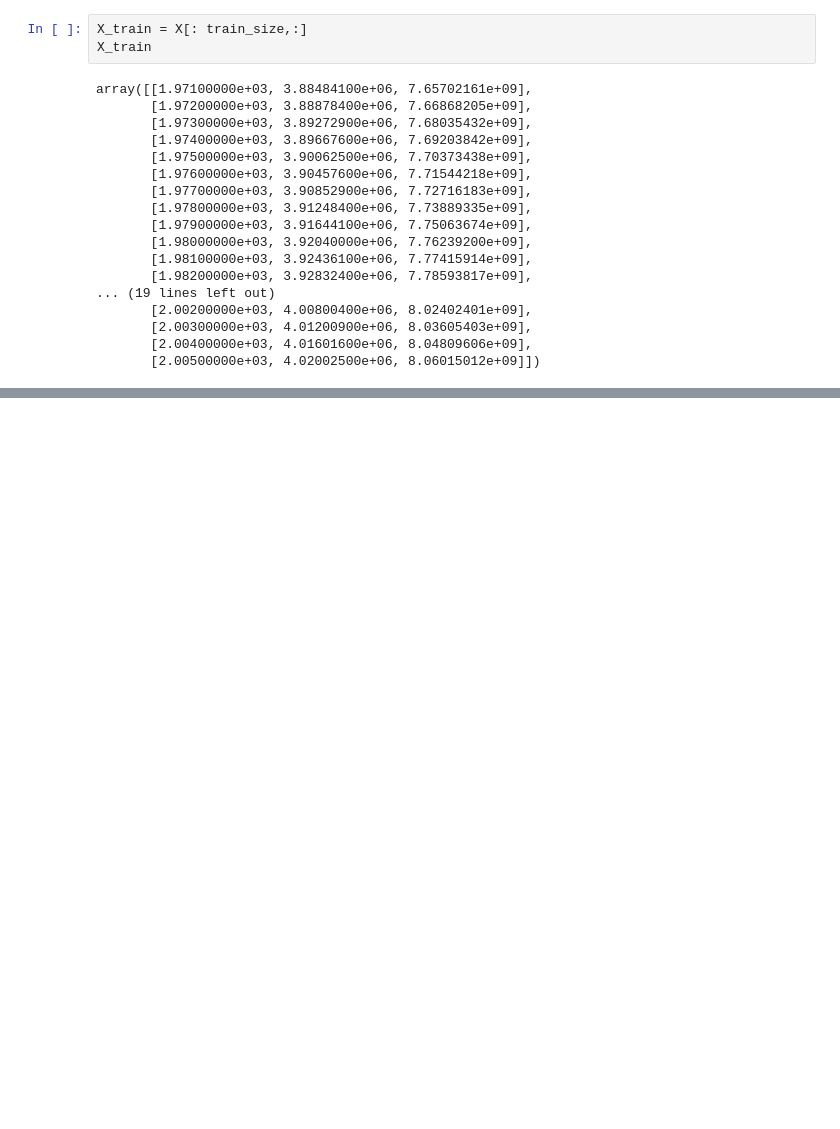
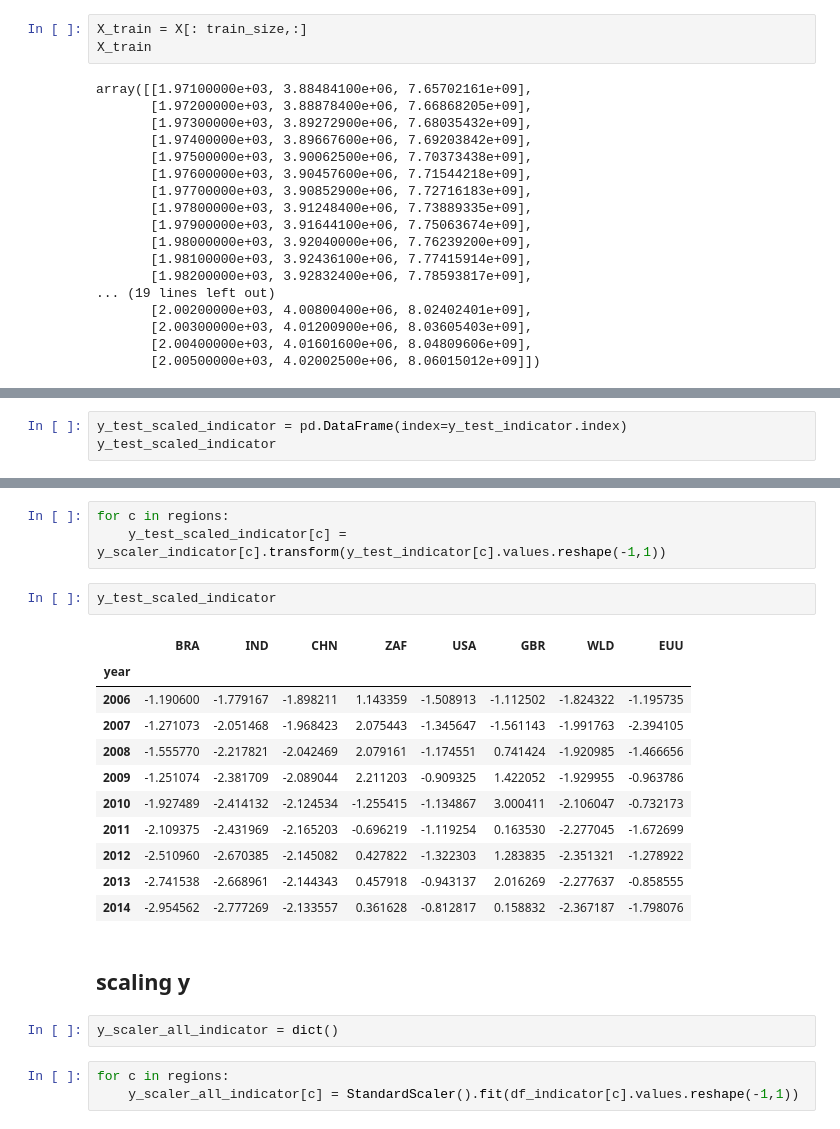
Before and after one commit to sandyherho/time_series_learning, a Jupyter notebook: deepCO2/co2_emission_forecast.ipynb, the cells around one changed output, grey strips where cells are left out. Saved outputs shown, nothing was run; the diff lists cells and outputs as text; blank space fills up the shorter version.

```diff
--- a/deepCO2/co2_emission_forecast.ipynb
+++ b/deepCO2/co2_emission_forecast.ipynb
@@ -635,0 +849,3 @@ X_test.shape
+# %%
+y_test_scaled_indicator = pd.DataFrame(index=y_test_indicator.index)
+y_test_scaled_indicator
@@ -635,0 +864,24 @@ X_test.shape
+# %%
+for c in regions:
+    y_test_scaled_indicator[c] = y_scaler_indicator[c].transform(y_test_indicator[c].values.reshape(-1,1))
+# %%
+y_test_scaled_indicator
+# %% [output]
+|  | BRA | IND | CHN | ZAF | USA | GBR | WLD | EUU |
+| year |  |  |  |  |  |  |  |  |
+| 2006 | -1.190600 | -1.779167 | -1.898211 | 1.143359 | -1.508913 | -1.112502 | -1.824322 | -1.195735 |
+| 2007 | -1.271073 | -2.051468 | -1.968423 | 2.075443 | -1.345647 | -1.561143 | -1.991763 | -2.394105 |
+| 2008 | -1.555770 | -2.217821 | -2.042469 | 2.079161 | -1.174551 | 0.741424 | -1.920985 | -1.466656 |
+| 2009 | -1.251074 | -2.381709 | -2.089044 | 2.211203 | -0.909325 | 1.422052 | -1.929955 | -0.963786 |
+| 2010 | -1.927489 | -2.414132 | -2.124534 | -1.255415 | -1.134867 | 3.000411 | -2.106047 | -0.732173 |
+| 2011 | -2.109375 | -2.431969 | -2.165203 | -0.696219 | -1.119254 | 0.163530 | -2.277045 | -1.672699 |
+| 2012 | -2.510960 | -2.670385 | -2.145082 | 0.427822 | -1.322303 | 1.283835 | -2.351321 | -1.278922 |
+| 2013 | -2.741538 | -2.668961 | -2.144343 | 0.457918 | -0.943137 | 2.016269 | -2.277637 | -0.858555 |
+| 2014 | -2.954562 | -2.777269 | -2.133557 | 0.361628 | -0.812817 | 0.158832 | -2.367187 | -1.798076 |
+# %% [markdown]
+## scaling y
+# %%
+y_scaler_all_indicator = dict()
+# %%
+for c in regions:
+    y_scaler_all_indicator[c] = StandardScaler().fit(df_indicator[c].values.reshape(-1,1))
```
Also changed, not shown: parts of 101 cells of this notebook, 5 other files.
